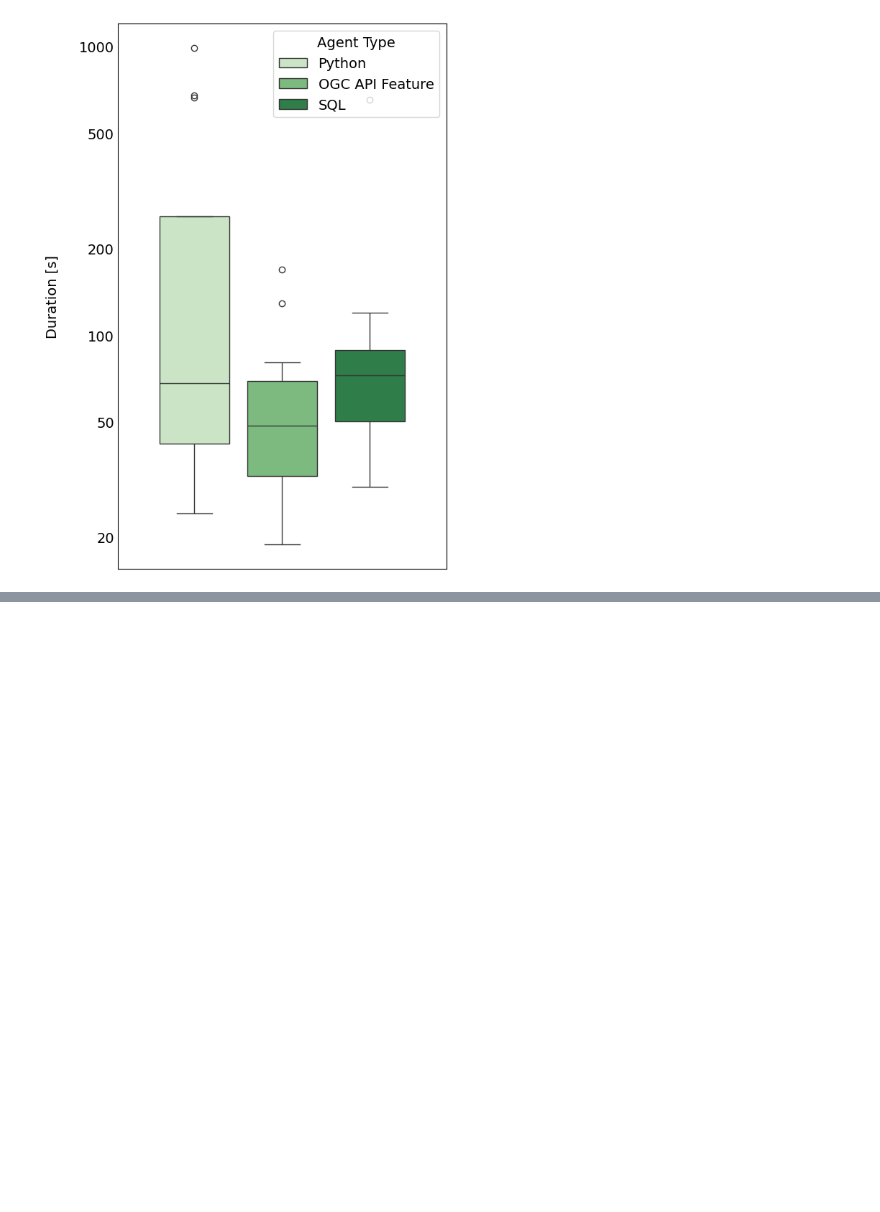
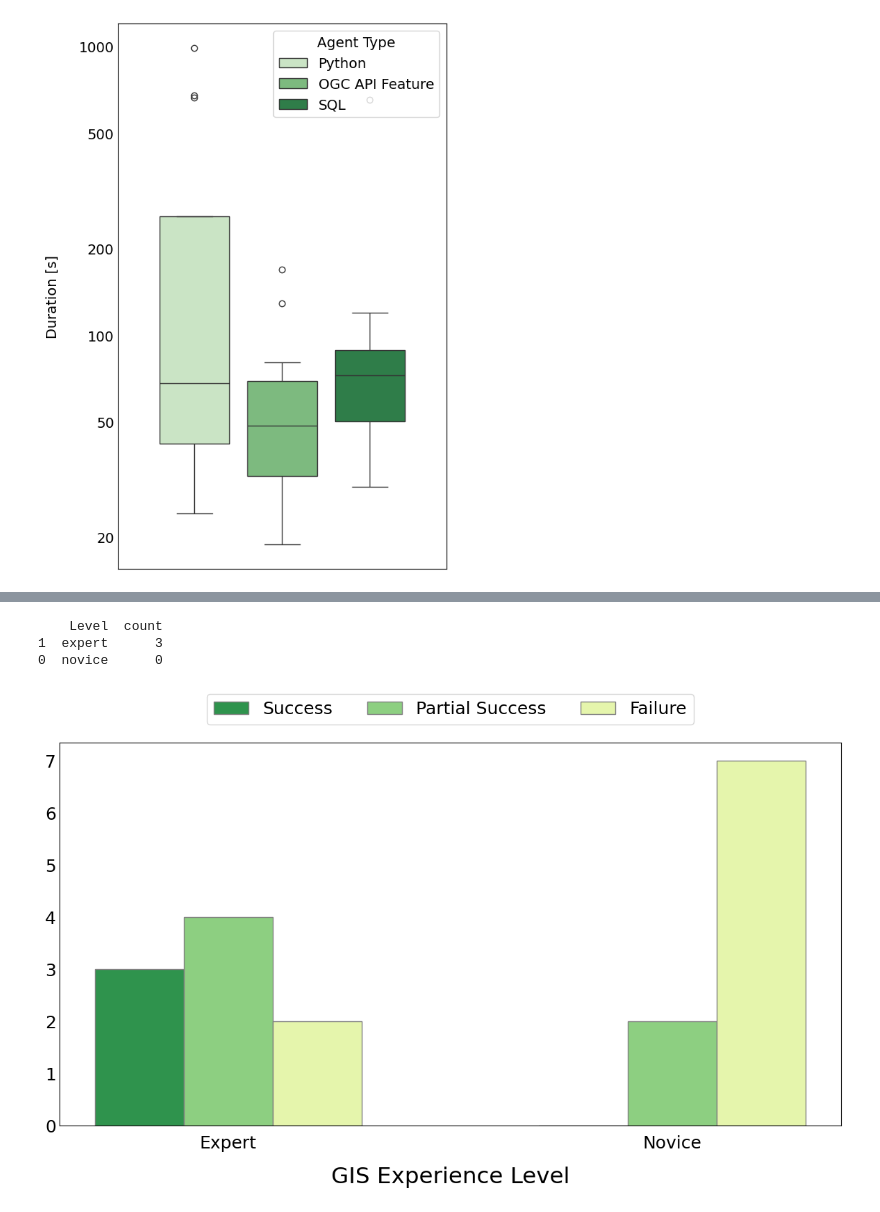
Before and after one commit to oskarhlm/masters-thesis, a Jupyter notebook: src/benchmarking/benchmarking.ipynb, the cells around one changed output, grey strips where cells are left out. Saved outputs shown, nothing was run; the diff lists cells and outputs as text; code cells hidden in the pictures; blank space fills up the shorter version.

```diff
--- a/src/benchmarking/benchmarking.ipynb
+++ b/src/benchmarking/benchmarking.ipynb
@@ -13,6 +13,8 @@ path = '/home/dev/master-thesis/documents/QnA_OSM.xlsx'
 
 questions_df = pd.read_excel(path, sheet_name='Questions').dropna(how='all')
 tests_df = pd.read_excel(path, sheet_name='Tests').dropna(how='all')
+levels_df = pd.read_excel(path, sheet_name='Prompt Levels').dropna(how='all')
+levels_tests_df = pd.read_excel(path, sheet_name='PL Tests').dropna(how='all')
 # %%
 questions_df.head()
 # %% [output]
@@ -33,0 +45,3 @@ tests_df.head()
+# %%
+levels_tests_df= levels_tests_df.merge(levels_df, on='Query ID', how='left')
+levels_tests_df.head()
@@ -166,3 +187,61 @@ plt.show()
+# %%
+import numpy as np
+import matplotlib.pyplot as plt
+
+font_size = 18
+plt.rcParams.update({'font.size': font_size})
+barWidth = 0.2
+fig = plt.subplots(figsize=(12, 8))
+
+
+def counter2(df, value, groupby_col: str = 'Level'):
+    count_df = df[df['Outcome'] == value].groupby(
+        groupby_col).size().reset_index(name=f'count')
+    all_agent_types = df[groupby_col].unique()
+    count_df = count_df.set_index(groupby_col).reindex(
+        all_agent_types, fill_value=0).reset_index()
+    return count_df.sort_values(by=groupby_col)
+
+
+success_count = counter2(levels_tests_df, 'success')
+partial_success_count = counter2(levels_tests_df, 'partial success')
+failure_count = counter2(levels_tests_df, 'failure')
+
+print(success_count)
+
+br1 = np.arange(len(success_count))
+br2 = [x + barWidth for x in br1]
+br3 = [x + barWidth for x in br2]
+
+colors = plt.get_cmap('YlGn')(np.linspace(0.2, 0.7, 3))
+
+plt.bar(br1, success_count['count'], color=colors[2], width=barWidth,
+        edgecolor='grey', label='Success')
+plt.bar(br2, partial_success_count['count'], color=colors[1], width=barWidth,
+        edgecolor='grey', label='Partial Success')
+plt.bar(br3, failure_count['count'], color=colors[0], width=barWidth,
+        edgecolor='grey', label='Failure')
+
+max_count = max(success_count['count'].max(),
+                partial_success_count['count'].max(),
+                failure_count['count'].max())
+plt.xlabel('GIS Experience Level', fontsize=font_size * 1.3, labelpad=15)
+plt.yticks(range(int(max_count) + 1))
+plt.xticks([r + barWidth for r in range(len(success_count))],
+           ['Expert', 'Novice'])
+plt.tick_params(axis='x', which='major', pad=10)
+
+
+plt.legend(loc='upper center', bbox_to_anchor=(
+    0.5, 1.15), fancybox=True, shadow=False, ncol=3)
+plt.tight_layout()
+plt.savefig(figs_path / 'levels_outcome_distribution_bar_chart.png')
+plt.show()
+# %% [output]
+    Level  count
+1  expert      3
+0  novice      0
+[figure, added]
 # %%
 import matplotlib.pyplot as plt
 import numpy as np
```
Also changed, not shown: parts of 5 cells of this notebook, 47 other files.
